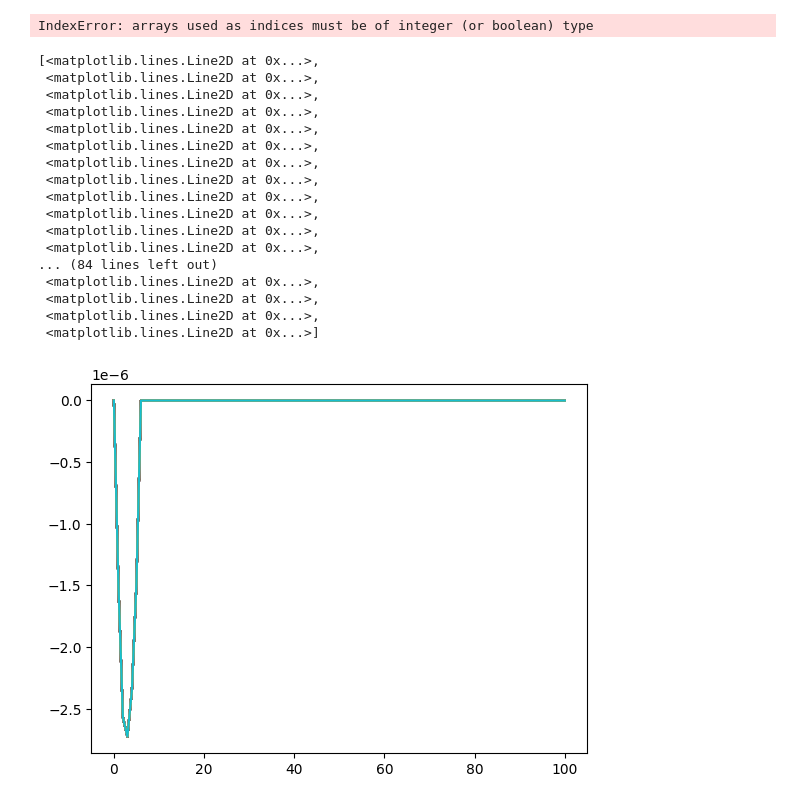
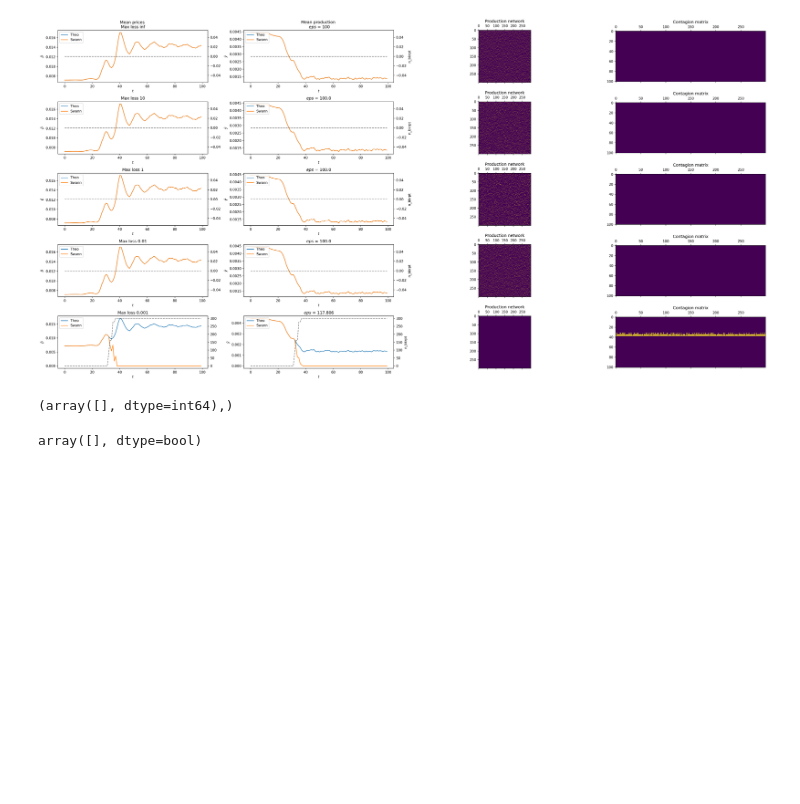
Before and after one commit to TDessertaine/network-economy, a Jupyter notebook: src/Demonstration.ipynb, the cells around one changed output. Saved outputs shown, nothing was run; the diff lists cells and outputs as text; code cells hidden in the pictures; blank space fills up the shorter version.

```diff
--- a/src/Demonstration.ipynb
+++ b/src/Demonstration.ipynb
@@ -257,7 +170,0 @@ d_
-# %%
-d_ = Dynamics_(e,100)
-d_ = init_d(d_,house_initial_conditions,firm_initial_conditons,eps)
-d_.update_min_loss(10)
-d_.discrete_dynamics()
-# %% [output]
-IndexError: arrays used as indices must be of integer (or boolean) type
@@ -315,21 +171,19 @@ plt.title(r"Final $\epsilon$ of the production network according to bankruptcy t
-# %%
-plt.plot((d_.gains-d_.losses).cumsum(axis = 0))
-# %% [output]
-[<matplotlib.lines.Line2D at 0x...>,
- <matplotlib.lines.Line2D at 0x...>,
- <matplotlib.lines.Line2D at 0x...>,
- <matplotlib.lines.Line2D at 0x...>,
- <matplotlib.lines.Line2D at 0x...>,
- <matplotlib.lines.Line2D at 0x...>,
- <matplotlib.lines.Line2D at 0x...>,
- <matplotlib.lines.Line2D at 0x...>,
- <matplotlib.lines.Line2D at 0x...>,
- <matplotlib.lines.Line2D at 0x...>,
- <matplotlib.lines.Line2D at 0x...>,
- <matplotlib.lines.Line2D at 0x...>,
-... (84 lines left out)
- <matplotlib.lines.Line2D at 0x...>,
- <matplotlib.lines.Line2D at 0x...>,
- <matplotlib.lines.Line2D at 0x...>,
- <matplotlib.lines.Line2D at 0x...>]
-[figure, removed]
+# %%
+fig, axs = plt.subplots(nrows = 5, ncols = 4, figsize=(30,15),dpi = 150, sharex = False)
+for i,min_loss in tqdm(enumerate([np.inf,10,1,0.01,0.001])):
+    d_ = display_results(d,min_loss,axs[i,:])
+axs[0,0].set_title(f"Mean prices \n Max loss inf ")
+axs[0,1].set_title(f"Mean production \n $eps$ = {round(100,3)}")
+axs[0,2].set_title("Production network")
+axs[0,3].set_title("Contagion matrix")
+plt.tight_layout()
+fig.savefig("bkrpt.pdf")
+# %% [output]
+[figure, added]
+# %%
+temp_ = np.where(d_.eco.a_a.sum(axis = 1)==0.5)
+# assert temp_ == set([0,1]), f"Sum of a_a contains :{temp_-set([0,1])} {set(srv_idx)}"
+# assert np.isnan(d.eco.a_a).sum() == 0 , "NaN in a_a"
+temp_
+# %% [output]
+(array([], dtype=int64),)
@@ -335,0 +193,4 @@ plt.plot((d_.gains-d_.losses).cumsum(axis = 0))
+# %%
+d_.eco.a_a[d_.srv_idx,:][:,1:].sum(axis = 1) == 0
+# %% [output]
+array([], dtype=bool)
```
Also changed, not shown: parts of 17 cells of this notebook, 2 other files.
